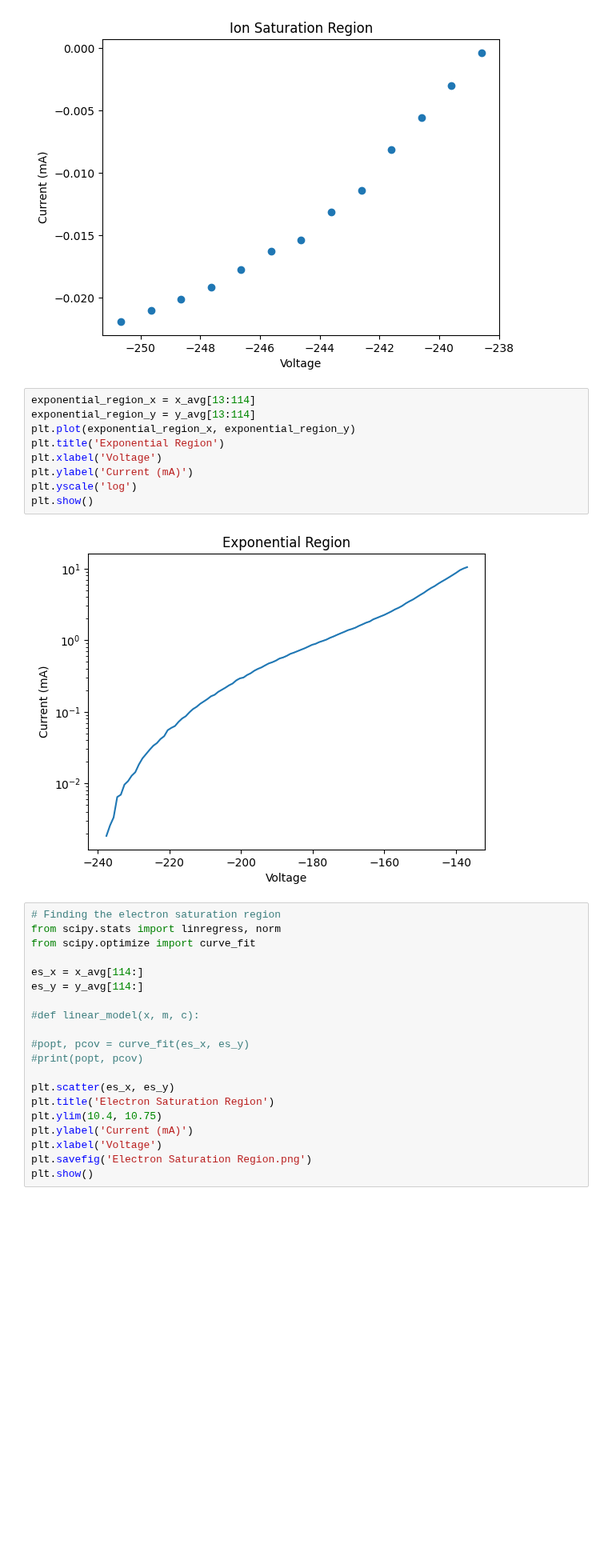
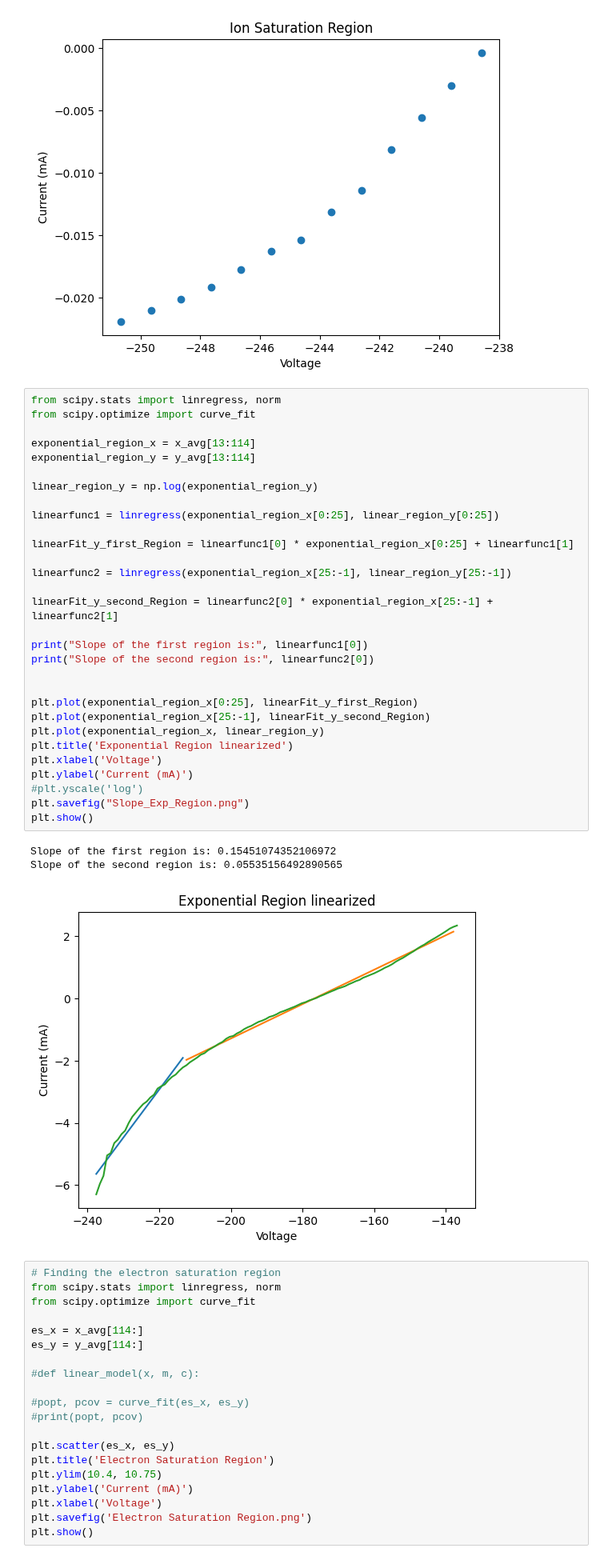
Before and after one commit to maraMaraschino/Adv-Lab, a Jupyter notebook: Langmuir Probe Experiment/langmuir_probe.ipynb, the cells around one changed output. Shown at 80% size. Drawn from its saved outputs; the diff is of its cells as text; blank space fills up the shorter version.

Commit message:
Took log of exp region then found the slop of the linearized regions.

```diff
--- a/Langmuir Probe Experiment/langmuir_probe.ipynb
+++ b/Langmuir Probe Experiment/langmuir_probe.ipynb
@@ -155,17 +155,40 @@ plt.xlabel('Voltage')
 plt.show()
 # %% [output]
 [figure]
-# %%
-exponential_region_x = x_avg[13:114]
-exponential_region_y = y_avg[13:114]
-plt.plot(exponential_region_x, exponential_region_y)
-plt.title('Exponential Region')
-plt.xlabel('Voltage')
-plt.ylabel('Current (mA)')
-plt.yscale('log')
-plt.show()
-# %% [output]
-[figure, removed]
+# %%
+from scipy.stats import linregress, norm
+from scipy.optimize import curve_fit
+
+exponential_region_x = x_avg[13:114]
+exponential_region_y = y_avg[13:114]
+
+linear_region_y = np.log(exponential_region_y)
+
+linearfunc1 = linregress(exponential_region_x[0:25], linear_region_y[0:25])
+
+linearFit_y_first_Region = linearfunc1[0] * exponential_region_x[0:25] + linearfunc1[1]
+
+linearfunc2 = linregress(exponential_region_x[25:-1], linear_region_y[25:-1])
+
+linearFit_y_second_Region = linearfunc2[0] * exponential_region_x[25:-1] + linearfunc2[1]
+
+print("Slope of the first region is:", linearfunc1[0])
+print("Slope of the second region is:", linearfunc2[0])
+
+
+plt.plot(exponential_region_x[0:25], linearFit_y_first_Region)
+plt.plot(exponential_region_x[25:-1], linearFit_y_second_Region)
+plt.plot(exponential_region_x, linear_region_y)
+plt.title('Exponential Region linearized')
+plt.xlabel('Voltage')
+plt.ylabel('Current (mA)')
+#plt.yscale('log')
+plt.savefig("Slope_Exp_Region.png")
+plt.show()
+# %% [output]
+Slope of the first region is: 0.15451074352106972
+Slope of the second region is: 0.05535156492890565
+[figure, added]
 # %%
 # Finding the electron saturation region
 from scipy.stats import linregress, norm
```
Also changed, not shown: 2 other files.
